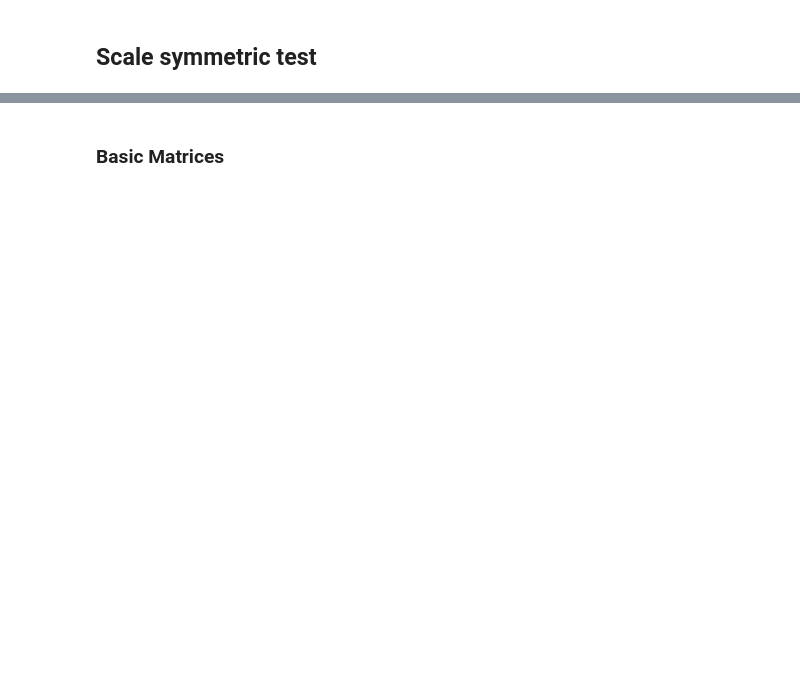
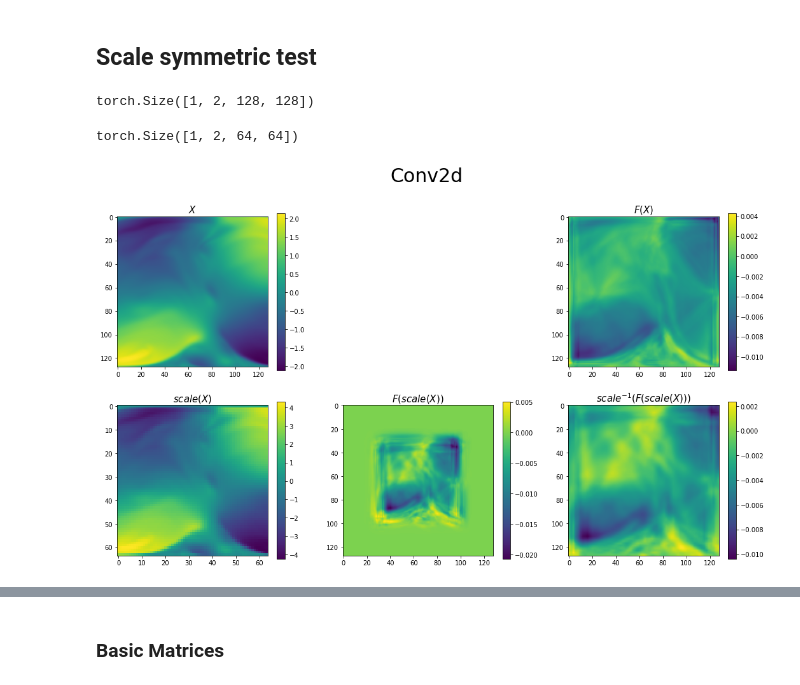
Before and after one commit to lizzij/Turbulence, a Jupyter notebook: Rot-UM-Scale/rot_um_scale.ipynb, the cells around one changed output, grey strips where cells are left out. Drawn from its saved outputs; the diff is of its cells as text; code cells hidden in the pictures; blank space fills up the shorter version.

```diff
--- a/Rot-UM-Scale/rot_um_scale.ipynb
+++ b/Rot-UM-Scale/rot_um_scale.ipynb
@@ -655,65 +629,85 @@ plt.hist(xx_out[0,direc].cpu().data.numpy().flatten())
 # %% [markdown]
 ## Scale symmetric test
 # %%
+# scale ================================================================================
 def scale(img, factor):
     scale_img = F.interpolate(img.unsqueeze(0), scale_factor = (1, factor, factor), mode="trilinear", align_corners = True).squeeze(0)
     return scale_img*(img.max() - img.min())/(scale_img.max() - scale_img.min())/factor
+
+def pad_after_scale(scale_im, target_dim=128):
+    dim_diff = target_dim - scale_im.shape[-1]
+    padding_left = padding_top = dim_diff // 2
+    padding_right = padding_bottom = dim_diff - dim_diff // 2
+    paddings = (padding_left,padding_right, padding_top, padding_bottom)
+    return F.pad(scale_im, paddings, 'constant', 0)
 # %%
 train_direc = "/global/cscratch1/sd/roseyu/Eliza/TF-net/Data/data_128/sample_"
 input_length = 2
 output_length = 3
-batch_size = 1
+batch_size = 4
 train_indices = list(range(0, 1))
-train_set = Dataset(train_indices, input_length, 40, output_length, train_direc, True)
+train_set = Dataset(train_indices, input_length, 40, output_length, train_direc)
 train_loader = data.DataLoader(train_set, batch_size = batch_size, shuffle = True)
 for xx, yy in train_loader:
     break
 # %%
 torch.manual_seed(10)
-factor = np.random.uniform(0.2, 2)
+factor = 0.5
 
 # model = Ani_layer(input_channels = 1, output_channels = 1, kernel_size = 7).to(device)
-model = rot_um_scale_cnn(input_channels = 2, output_channels = 1, hidden_dim = 128, num_layers = 4, kernel_size = 7, activation = "tanh").to(device)
+model = rot_um_scale_cnn(input_channels = input_length*2, output_channels = 1, hidden_dim = 128, num_layers = 4, kernel_size = 7, activation = "tanh").to(device)
+# %%
+test = torch.rand((1, 2, 128, 128))
+print(test.shape)
+test[:,:,32:-32,32:-32].shape
+# %% [output]
+torch.Size([1, 2, 128, 128])
+torch.Size([1, 2, 64, 64])
 # %%
-xx_out = model(xx.to(device))
+blur_xx = blur_input(xx.reshape(-1, 2, 2, 128, 128))
+xx_out = model(blur_xx.to(device))
+xx = xx.reshape(-1, 4, 128, 128)
 
 scale_xx = scale(xx, factor)
+padded_scale_img = pad_after_scale(scale_xx)
 
-scale_xx_out = model(scale_xx.to(device))
-
-xx_out_scale = scale((scale_xx_out).cpu(), 1/factor)
+blur_scale_xx = blur_input(padded_scale_img.reshape(-1, 2, 2, 128, 128))
+scale_xx_out = model(blur_scale_xx.to(device))
+xx_out_scale = scale((scale_xx_out[:,:,32:-32,32:-32]).cpu(), 1/factor)
 
 direc = 0
 fig=plt.figure(figsize=(18, 10))
 plt.subplot(2, 3, 1)
 plt.imshow(xx[0,direc].cpu().data.numpy())
 plt.title(r"$X$", size = 15)
 plt.colorbar()
 
 plt.subplot(2, 3, 3)
 plt.imshow(xx_out[0,direc].cpu().data.numpy())
 plt.title(r"$F(X)$", size = 15)
 plt.colorbar()
 
 plt.subplot(2, 3, 4)
 plt.imshow(scale_xx[0, direc].cpu().data.numpy())
 plt.title(r"$scale(X)$", size = 15)
 plt.colorbar()
 
 plt.subplot(2, 3, 5)
 plt.imshow(scale_xx_out[0,direc].cpu().data.numpy())
 plt.title(r"$F(scale(X))$", size = 15)
 plt.colorbar()
 
 plt.subplot(2, 3, 6)
 plt.imshow(xx_out_scale[0, direc].cpu().data.numpy())
 plt.title(r"$scale^{-1}(F(scale(X)))$", size = 15)
 plt.colorbar()
 
 plt.suptitle("Conv2d", size = 30)
 
 plt.show()
 fig.savefig(img_direc + '/rot_um_scale_conv2d_scale', bbox_inches='tight')
+# %% [output]
+[figure, added]
 # %%
 def rmse(y, y_hat):
     """Compute root mean squared error"""
```
Also changed, not shown: parts of 22 cells of this notebook, 22 other files.
